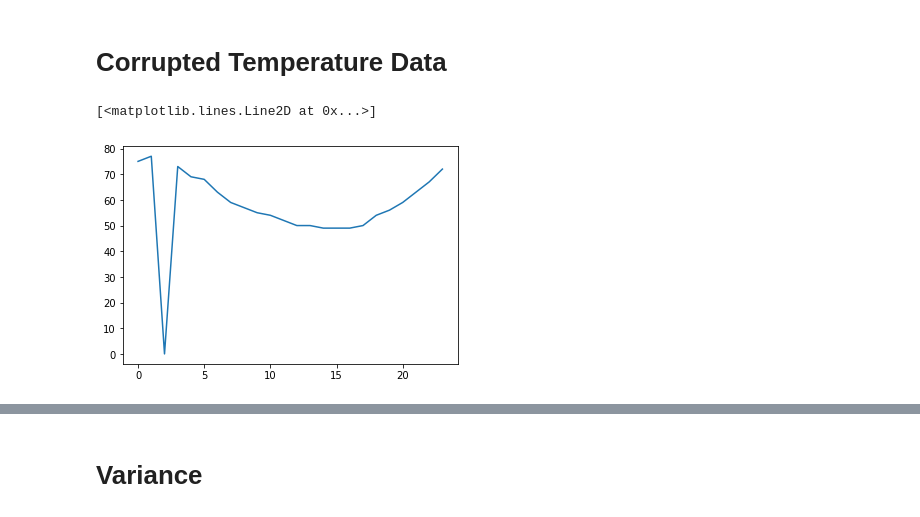
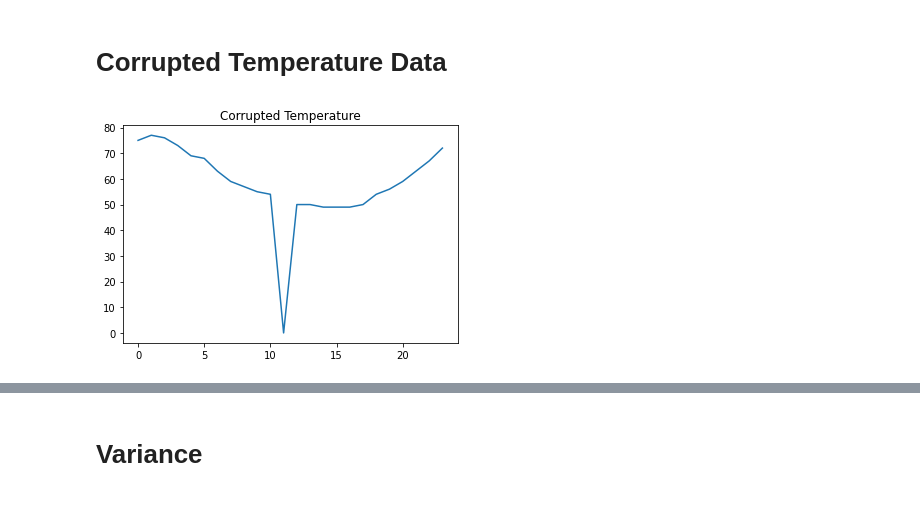
Before and after one commit to christianmontemayor/PatternRecognitionMontemayor, a Jupyter notebook: Exercise_4.3.ipynb, the cells around one changed output, grey strips where cells are left out. Drawn from its saved outputs; the diff is of its cells as text; code cells hidden in the pictures.

```diff
--- a/Exercise_4.3.ipynb
+++ b/Exercise_4.3.ipynb
@@ -14,19 +14,31 @@ X = np.zeros((24, 11))
 for i in range(11):
     X[:, i] = np.power(index, i)
 
-def run_models(y):
+def corrupt(arr, num_corrupt):
+    corr_arr = arr.copy()
+    uwu = np.random.choice(24, num_corrupt)
+    for x in uwu:
+        corr_arr[x] = 0
+
+    return corr_arr
+
+def generate_models(y):
     least_squares = linear_model.LinearRegression().fit(X, y)
     lasso = linear_model.Lasso().fit(X, y)
     ridge = linear_model.Ridge().fit(X, y)
     elastic = linear_model.ElasticNet().fit(X, y)
 
-    least_squares_pred = least_squares.predict(X)
-    lasso_pred = lasso.predict(X)
-    ridge_pred = ridge.predict(X)
-    elastic_pred = elastic.predict(X)
+    return pd.DataFrame(data=[least_squares, lasso, ridge, elastic]).T.rename(columns=mapping),\
+           pd.DataFrame(data=[least_squares.coef_, lasso.coef_, ridge.coef_, elastic.coef_]).T.rename(columns=mapping)
+
+
+def generate_predictions(y, linear_models):
+    least_squares_pred = linear_models["Least Squares"][0].predict(X)
+    lasso_pred = linear_models["Lasso"][0].predict(X)
+    ridge_pred = linear_models["Ridge"][0].predict(X)
+    elastic_pred = linear_models["Elastic Net"][0].predict(X)
 
     return pd.DataFrame(data=[least_squares_pred, lasso_pred, ridge_pred, elastic_pred]).T.rename(columns=mapping), \
-           pd.DataFrame(data=[least_squares.coef_, lasso.coef_, ridge.coef_, elastic.coef_]).T.rename(columns=mapping), \
            pd.DataFrame(data=[mse(y, least_squares_pred), mse(y, lasso_pred), mse(y, ridge_pred), mse(y, elastic_pred)]).T.rename(columns=mapping)
 # %% [markdown]
 <h1>Temperature Data</h1>
@@ -82,10 +96,10 @@ errors
 # %% [markdown]
 <h1>Corrupted Temperature Data</h1>
 # %%
-corr_temp = temp.copy()
-corr_temp[2] = 0
+corr_temp = corrupt(temp, 1)
 
 plt.plot(corr_temp)
+plt.title("Corrupted Temperature")
+plt.show()
 # %% [output]
-[<matplotlib.lines.Line2D at 0x...>]
-[figure, old version]
+[figure, new version]
```
Also changed, not shown: parts of 19 cells of this notebook.
